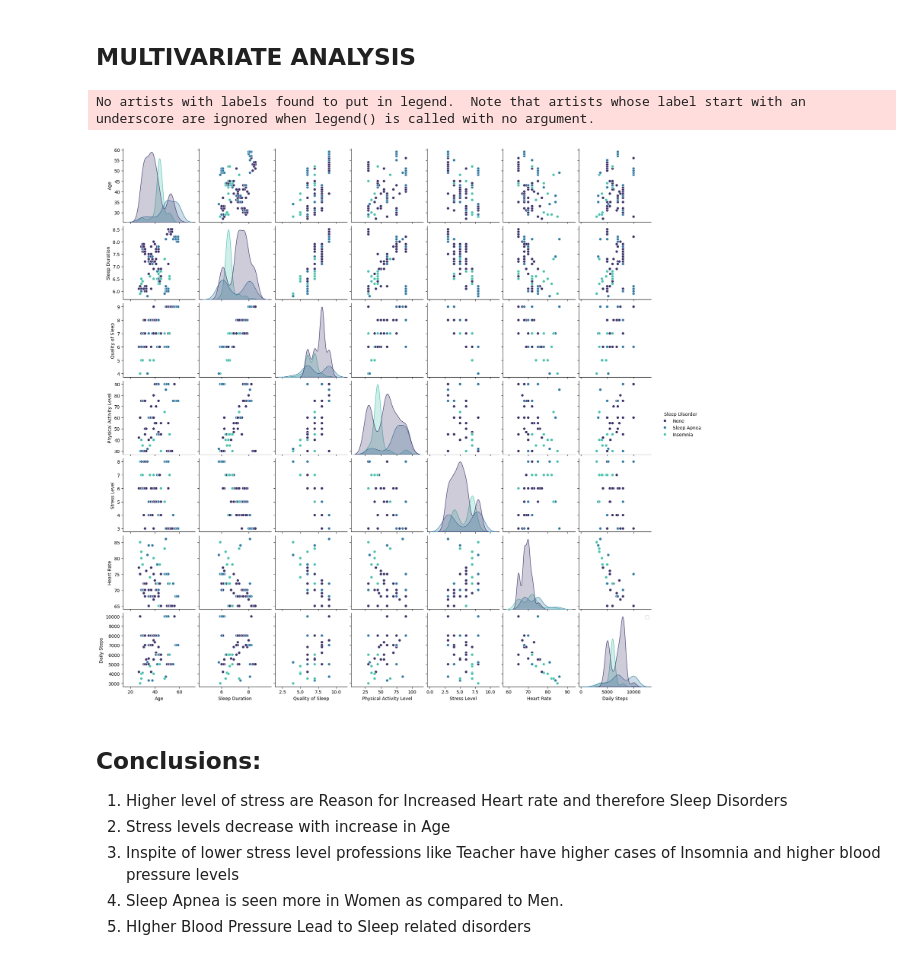
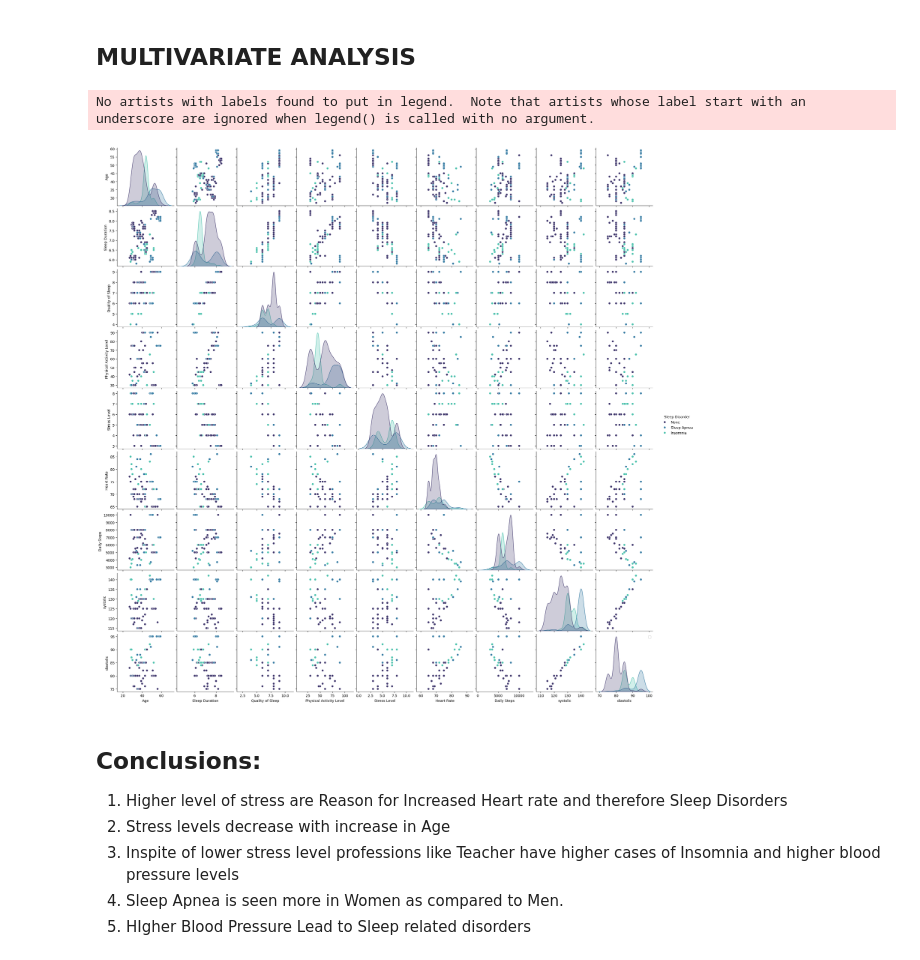
Before and after one commit to ShantanuShirsath/ML_EndToEnd, a Jupyter notebook: data/EDA.ipynb, the cells around one changed output. Saved outputs shown, nothing was run; the diff lists cells and outputs as text; code cells hidden in the pictures.

```diff
--- a/data/EDA.ipynb
+++ b/data/EDA.ipynb
@@ -24,10 +24,10 @@ df.shape
 (374, 13)
 # %%
 # Splitting the 'blood_pressure' column into 'systolic' and 'diastolic' columns
-df[['systolic', 'diastolic']] = df['Blood Pressure'].str.split('/', expand=True).astype(int)
+# df[['systolic', 'diastolic']] = df['Blood_Pressure'].str.split('/', expand=True).astype(int)
 
 # Dropping the original 'blood_pressure' column if needed
-df.drop(columns=['Blood Pressure'], inplace=True)
+# df.drop(columns=['Blood_Pressure'], inplace=True)
 # %%
 df.info()
 # %% [output]
@@ -49,4 +49,4 @@ Data columns (total 14 columns):
 dtypes: float64(1), int32(2), int64(7), object(4)
 memory usage: 38.1+ KB
 # %%
-df['Sleep Disorder'] = df['Sleep Disorder'].fillna('None')
+df['Sleep_Disorder'] = df['Sleep_Disorder'].fillna('None')
@@ -334,12 +321,12 @@ BP_occupation
 # %% [markdown]
 ##   MULTIVARIATE ANALYSIS
 # %%
-sns.pairplot(data=df.drop('Person ID',axis=1),hue='Sleep Disorder',palette='mako')
+sns.pairplot(data=df.drop('Person_ID',axis=1),hue='Sleep_Disorder',palette='mako')
 plt.legend()
 plt.show()
 # %% [output]
 No artists with labels found to put in legend.  Note that artists whose label start with an underscore are ignored when legend() is called with no argument.
-[figure, old version]
+[figure, new version]
 # %% [markdown]
 ## Conclusions:
 1. Higher level of stress are Reason for Increased Heart rate and therefore Sleep Disorders
```
Also changed, not shown: parts of 19 cells of this notebook, 19 other files.
